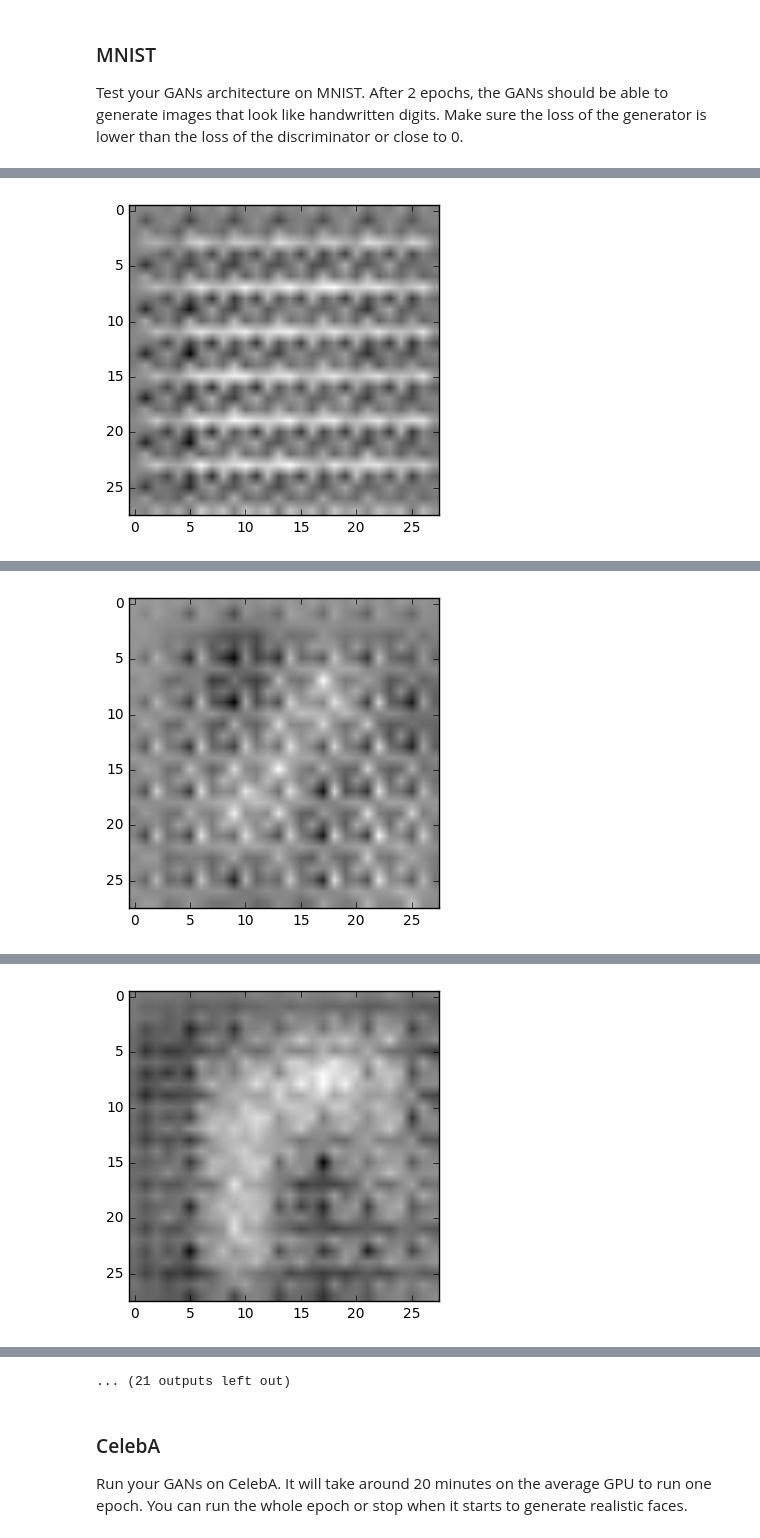
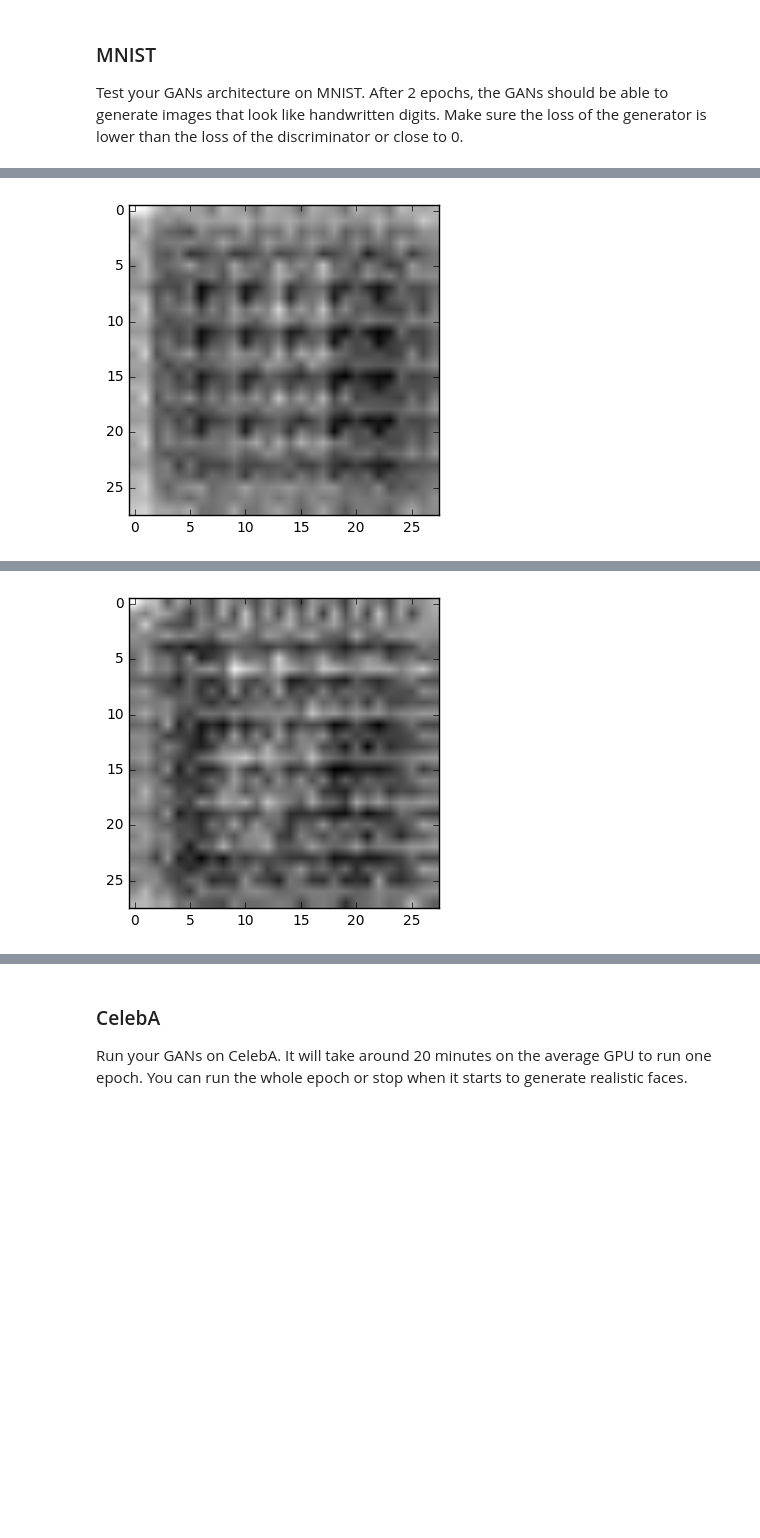
Before and after one commit to SimonHFL/udacity-deep-learning, a Jupyter notebook: face_generation/dlnd_face_generation.ipynb, the cells around one changed output, grey strips where cells are left out. Drawn from its saved outputs; the diff is of its cells as text; code cells hidden in the pictures; blank space fills up the shorter version.

```diff
--- a/face_generation/dlnd_face_generation.ipynb
+++ b/face_generation/dlnd_face_generation.ipynb
@@ -217,7 +233,7 @@ def generator(z, out_channel_dim, is_train=True):
     """
     # TODO: Implement Function
 
-    alpha = 0.2
+    alpha = 0.05
 
     with tf.variable_scope('generator', reuse=not is_train): # FIX
 
@@ -227,14 +243,24 @@ def generator(z, out_channel_dim, is_train=True):
         x1 = tf.maximum(alpha*x1, x1)
         # now 7 x 7 x 512
 
-        x2 = tf.layers.conv2d_transpose(x1, 256, 5, strides=2, padding='same', use_bias=False)
+        x2 = tf.layers.conv2d_transpose(x1, 256, 5, strides=1, padding='same', use_bias=False)
         x2 = tf.layers.batch_normalization(x2, training=is_train)
         x2 = tf.maximum(alpha*x2, x2)
-        # now 14 x 14 x 256
+        # now 7 x 7 x 256
 
-        logits = tf.layers.conv2d_transpose(x2, out_channel_dim, 5, strides=2, padding='same')
+        x3 = tf.layers.conv2d_transpose(x2, 128, 5, strides=1, padding='same', use_bias=False)
+        x3 = tf.layers.batch_normalization(x3, training=is_train)
+        x3 = tf.maximum(alpha*x3, x3)
+        # now 7 x 7 x 128
+
+        x4 = tf.layers.conv2d_transpose(x3, 64, 5, strides=2, padding='same', use_bias=False)
+        x4 = tf.layers.batch_normalization(x4, training=is_train)
+        x4 = tf.maximum(alpha*x4, x4)
+        # now 14 x 14 x 64
+
+        logits = tf.layers.conv2d_transpose(x4, out_channel_dim, 5, strides=2, padding='same')
         # now 28 x 28 x out_dim
-        out = tf.sigmoid(logits) - 0.5
+        out = tf.tanh(logits)
 
     return out
 
@@ -265,7 +291,7 @@ def model_loss(input_real, input_z, out_channel_dim):
     d_fake_out, d_fake_logits = discriminator(g_out, reuse=True)
 
     d_fake_loss = tf.reduce_mean(tf.nn.sigmoid_cross_entropy_with_logits(logits=d_fake_logits, labels=tf.zeros_like(d_fake_out)))
-    d_real_loss = tf.reduce_mean(tf.nn.sigmoid_cross_entropy_with_logits(logits=d_real_logits, labels=tf.ones_like(d_real_out)))
+    d_real_loss = tf.reduce_mean(tf.nn.sigmoid_cross_entropy_with_logits(logits=d_real_logits, labels=tf.ones_like(d_real_out) * 0.9))
 
     d_loss = d_fake_loss + d_real_loss
     g_loss = tf.reduce_mean(tf.nn.sigmoid_cross_entropy_with_logits(logits=d_fake_logits, labels=tf.ones_like(d_real_out)))
@@ -297,8 +323,9 @@ def model_opt(d_loss, g_loss, learning_rate, beta1):
     d_vars = [var for var in t_vars if var.name.startswith('discriminator')]
     g_vars = [var for var in t_vars if var.name.startswith('generator')]
 
-    discriminator_opt = tf.train.AdamOptimizer(learning_rate=learning_rate, beta1=beta1).minimize(d_loss, var_list=d_vars)
-    generator_opt = tf.train.AdamOptimizer(learning_rate=learning_rate, beta1=beta1).minimize(g_loss, var_list=g_vars)
+    with tf.control_dependencies(tf.get_collection(tf.GraphKeys.UPDATE_OPS)):
+        discriminator_opt = tf.train.AdamOptimizer(learning_rate=learning_rate, beta1=beta1).minimize(d_loss, var_list=d_vars)
+        generator_opt = tf.train.AdamOptimizer(learning_rate=learning_rate, beta1=beta1).minimize(g_loss, var_list=g_vars)
 
     return discriminator_opt, generator_opt
 
@@ -375,7 +402,7 @@ def train(epoch_count, batch_size, z_dim, lr, beta1, get_batches, data_shape, da
         for epoch_i in range(epoch_count):
 
             for batch_images in get_batches(batch_size):
-
+                batch_images = batch_images * 2
                 step += 1
 
                 batch_z = np.random.uniform(-1, 1, size=(batch_size, z_dim))
@@ -394,14 +421,14 @@ def train(epoch_count, batch_size, z_dim, lr, beta1, get_batches, data_shape, da
                       "Discriminator Loss: {:.4f}...".format(train_loss_d),
                       "Generator Loss: {:.4f}".format(train_loss_g))
 
-                    show_generator_output(sess, 1, z, data_shape[3], data_image_mode)
+                    show_generator_output(sess, 3, z, data_shape[3], data_image_mode)
 # %% [markdown]
 ### MNIST
 Test your GANs architecture on MNIST.  After 2 epochs, the GANs should be able to generate images that look like handwritten digits.  Make sure the loss of the generator is lower than the loss of the discriminator or close to 0.
 # %%
-batch_size = 10
+batch_size = 32
 z_dim = 100
-learning_rate = 0.001
+learning_rate = 0.0003
 beta1 = 0.1
 
 
@@ -419 +446 @@ Epoch 1/2... Discriminator Loss: 3.0634... Generator Loss: 2.3824
-[figure, old version]
+[figure, new version]
@@ -421 +448 @@ Epoch 1/2... Discriminator Loss: 3.9048... Generator Loss: 0.1047
-[figure, old version]
+[figure, new version]
@@ -423 +449,0 @@ Epoch 1/2... Discriminator Loss: 3.3076... Generator Loss: 4.5674
-[figure, removed]
@@ -430,4 +450,3 @@ Epoch 1/2... Discriminator Loss: 3.0149... Generator Loss: 0.0853
-... (21 outputs left out)
 # %% [markdown]
 ### CelebA
 Run your GANs on CelebA.  It will take around 20 minutes on the average GPU to run one epoch.  You can run the whole epoch or stop when it starts to generate realistic faces.
```
Also changed, not shown: parts of 4 cells of this notebook.
